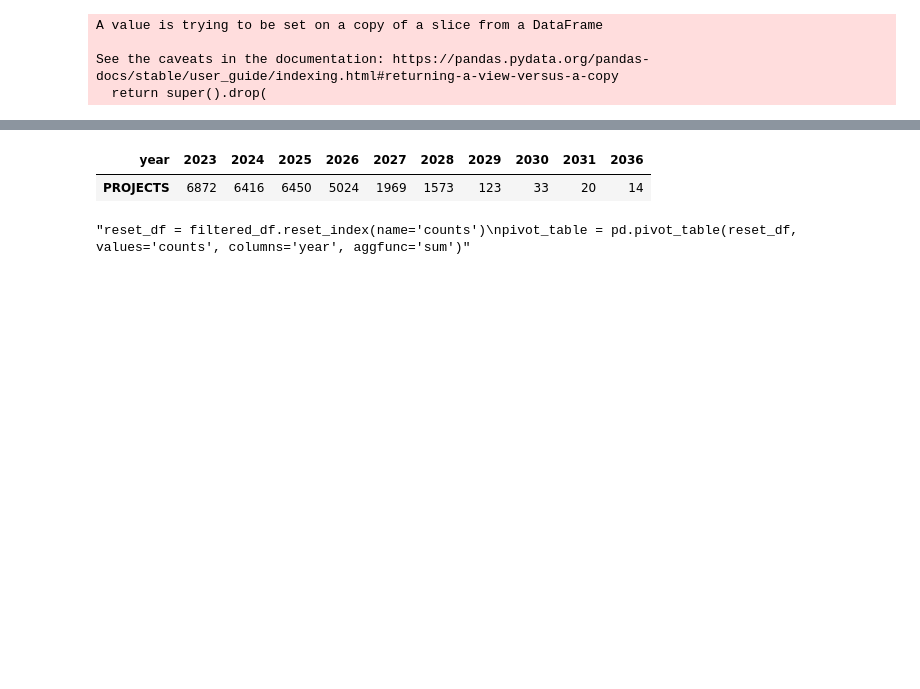
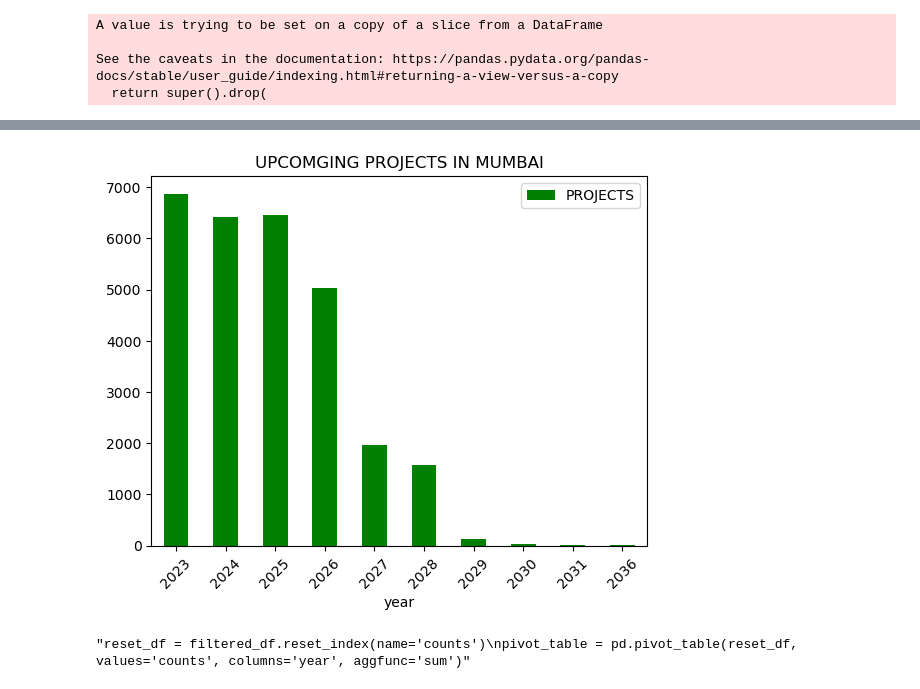
Before and after one commit to rishikeshwaghela/Python_ca2, a Jupyter notebook: final_ca2.ipynb, the cells around one changed output, grey strips where cells are left out. Saved outputs shown, nothing was run; the diff lists cells and outputs as text; code cells hidden in the pictures; blank space fills up the shorter version.

Commit message:
add new graph

```diff
--- a/final_ca2.ipynb
+++ b/final_ca2.ipynb
@@ -762,11 +776,11 @@ df = filtered_df[filtered_df["year"] >= "2023"].groupby("year").size()
 # %%
 df1= pd.DataFrame(df)
 df1.rename(columns={0:"PROJECTS"}, inplace=True)
 
-df1.transpose()
+df1.plot(kind = "bar" , rot= 45 , color = "g", title= "UPCOMGING PROJECTS IN MUMBAI")
+plt.show()
 # %% [output]
-| year | 2023 | 2024 | 2025 | 2026 | 2027 | 2028 | 2029 | 2030 | 2031 | 2036 |
-| PROJECTS | 6872 | 6416 | 6450 | 5024 | 1969 | 1573 | 123 | 33 | 20 | 14 |
+[figure, added]
 # %%
 """reset_df = filtered_df.reset_index(name='counts')
 pivot_table = pd.pivot_table(reset_df, values='counts', columns='year', aggfunc='sum')"""
```
Also changed, not shown: parts of 3 cells of this notebook.
